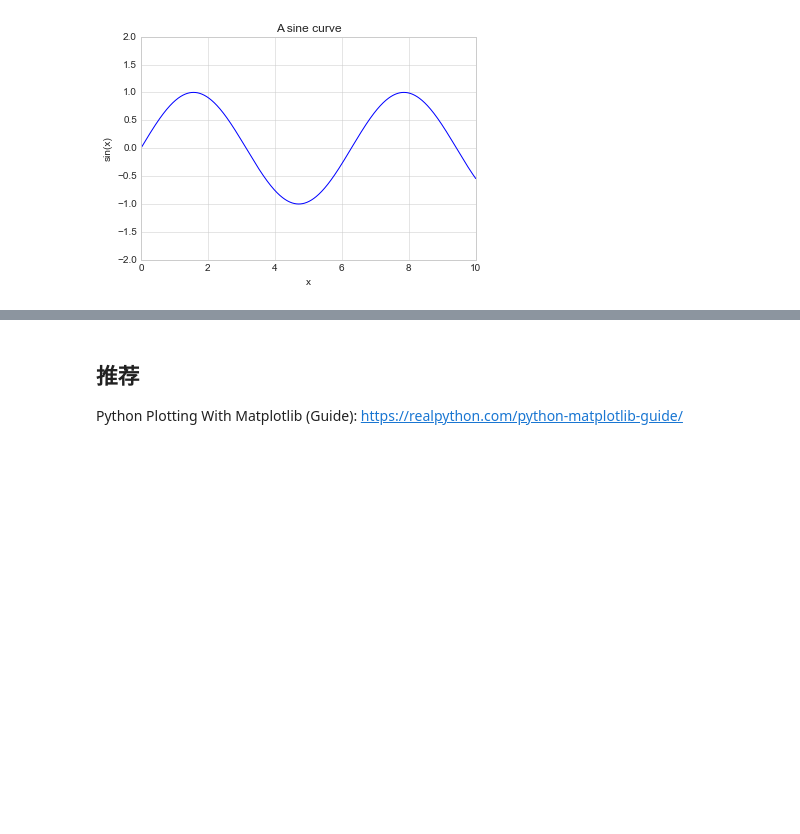
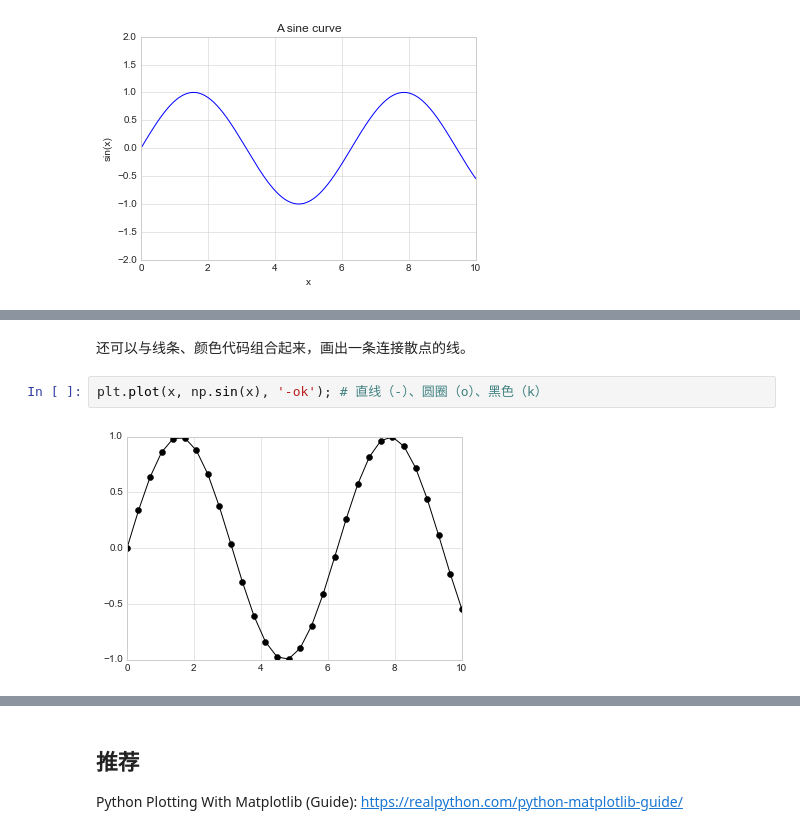
Before and after one commit to AndyFree96/Awesome-Notes, a Jupyter notebook: Books/Python数据科学手册/4.Matplotlib可视化.ipynb, the cells around one changed output, grey strips where cells are left out. Drawn from its saved outputs; the diff is of its cells as text; blank space fills up the shorter version.

```diff
--- a/Books/Python数据科学手册/4.Matplotlib可视化.ipynb
+++ b/Books/Python数据科学手册/4.Matplotlib可视化.ipynb
@@ -264,0 +292,6 @@ ax.set(xlim=(0, 10), ylim=(-2,2),xlabel="x", ylabel="sin(x)", title="A sine curv
+# %% [markdown]
+还可以与线条、颜色代码组合起来，画出一条连接散点的线。
+# %%
+plt.plot(x, np.sin(x), '-ok'); # 直线（-）、圆圈（o）、黑色（k）
+# %% [output]
+[figure, added]
```
Also changed, not shown: parts of 26 cells of this notebook.
